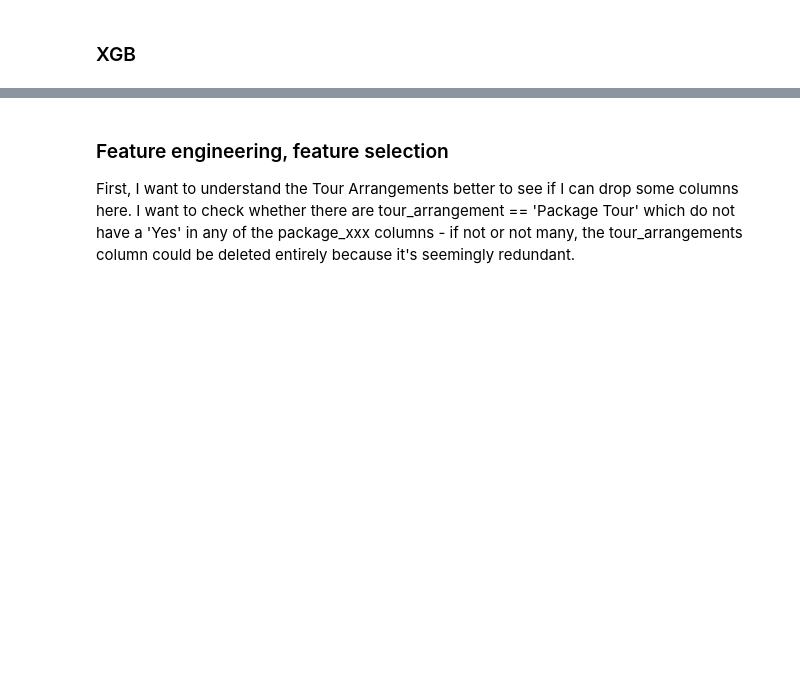
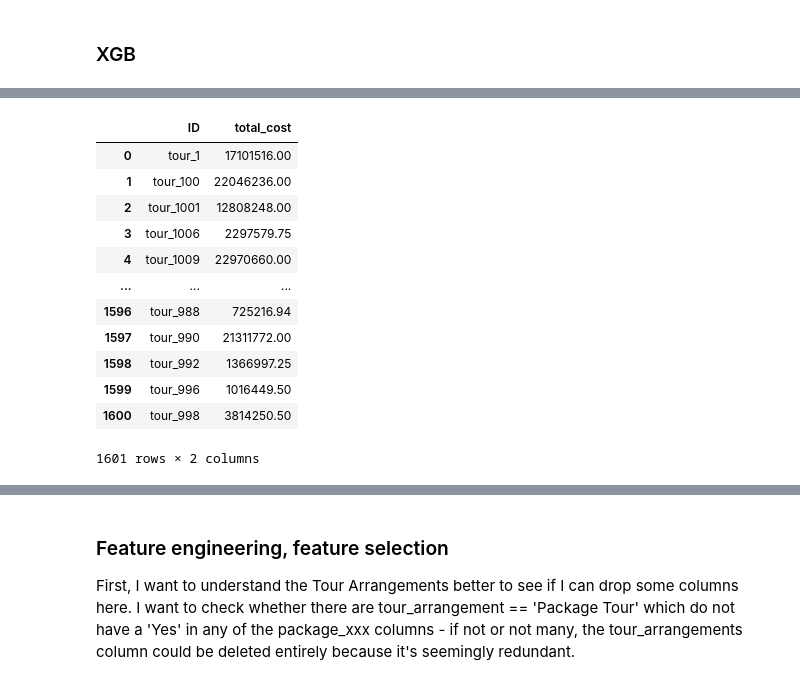
Before and after one commit to scheinmensch/Tanzania_Tourism_Prediction, a Jupyter notebook: Model.ipynb, the cells around one changed output, grey strips where cells are left out. Drawn from its saved outputs; the diff is of its cells as text; code cells hidden in the pictures; blank space fills up the shorter version.

```diff
--- a/Model.ipynb
+++ b/Model.ipynb
@@ -490,0 +533,17 @@ We now have to reduce the noise in the data set and start with
+# %%
+sample_submission['total_cost'] = y_test_predicted_zindi
+sample_submission
+# %% [output]
+|  | ID | total_cost |
+| 0 | tour_1 | 17101516.00 |
+| 1 | tour_100 | 22046236.00 |
+| 2 | tour_1001 | 12808248.00 |
+| 3 | tour_1006 | 2297579.75 |
+| 4 | tour_1009 | 22970660.00 |
+| ... | ... | ... |
+| 1596 | tour_988 | 725216.94 |
+| 1597 | tour_990 | 21311772.00 |
+| 1598 | tour_992 | 1366997.25 |
+| 1599 | tour_996 | 1016449.50 |
+| 1600 | tour_998 | 3814250.50 |
+1601 rows × 2 columns
```
Also changed, not shown: parts of 46 cells of this notebook.
